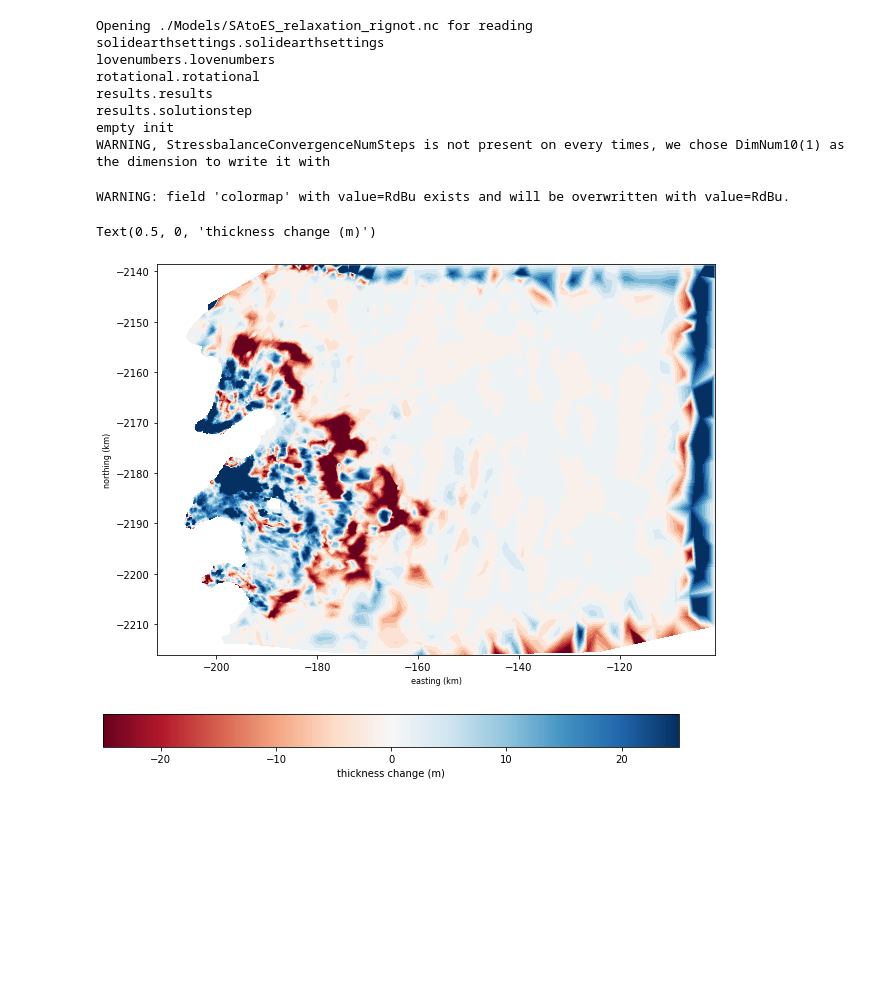
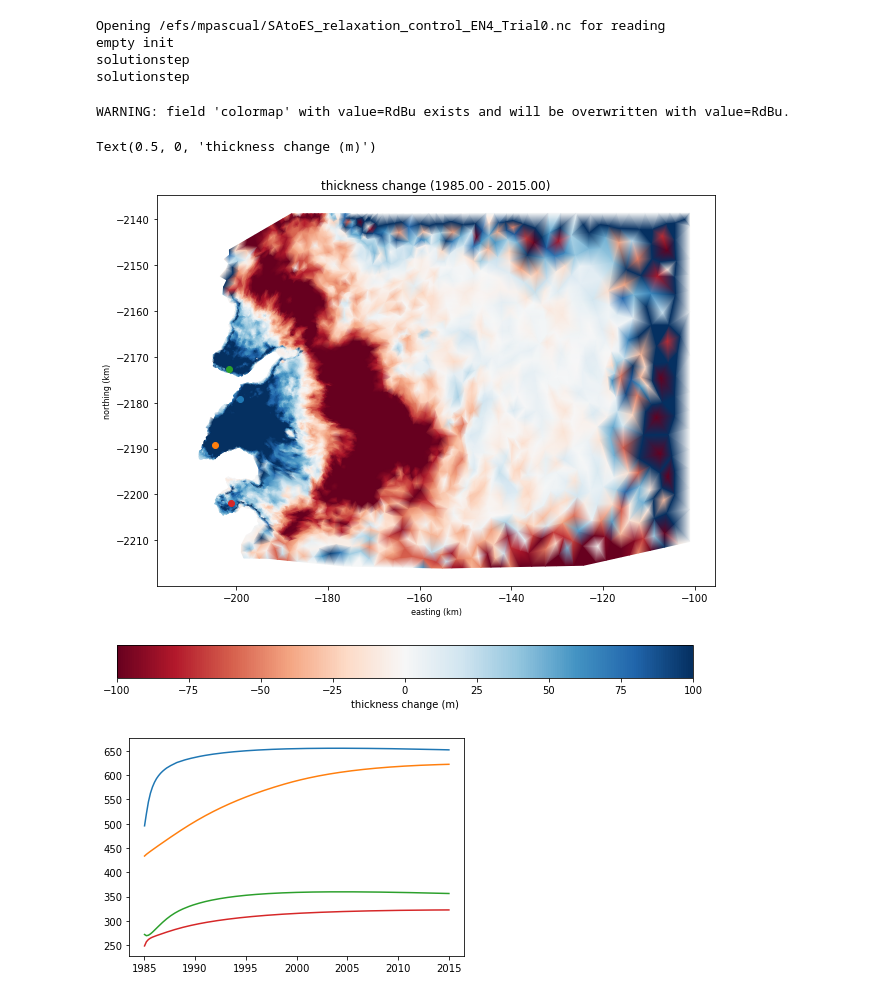
Before and after one commit to dfelikson/GrIS_Outlet_Glacier_Seasonal_dhdt, a Jupyter notebook: plot_model_output.ipynb, the cells around one changed output. Cells and saved outputs as stored; diff of their text form; code cells hidden in the pictures; blank space fills up the shorter version.

Commit message:
Added plotting glacier locations and code to extract thickness change time series at points

```diff
--- a/plot_model_output.ipynb
+++ b/plot_model_output.ipynb
@@ -23,42 +25,72 @@ import numpy as np
 import pickle
 
 import pylab as pl
-# %%
-md = loadmodel("./Models/SAtoES_relaxation_rignot.nc")
-# %% [output]
-Opening ./Models/SAtoES_relaxation_rignot.nc for reading
-solidearthsettings.solidearthsettings
-lovenumbers.lovenumbers
-rotational.rotational
-results.results
-results.solutionstep
-empty init
-WARNING, StressbalanceConvergenceNumSteps is not present on every times, we chose DimNum10(1) as the dimension to write it with
+# %%
+# Load model
+md = loadmodel("/efs/mpascual/SAtoES_relaxation_control_EN4_Trial0.nc", singleres='TransientSolution') #, singletime=-1)
+
+# Load glacier data
+m = loadmat('./Cheat_matfiles/glacier0013.mat'); glacier0013 = m['glacier0013'];
+m = loadmat('./Cheat_matfiles/glacier0052.mat'); glacier0052 = m['glacier0052'];
+m = loadmat('./Cheat_matfiles/glacier0053.mat'); glacier0053 = m['glacier0053'];
+m = loadmat('./Cheat_matfiles/glacier0090.mat'); glacier0090 = m['glacier0090'];
+
+glaciers = [glacier0013, glacier0052, glacier0053, glacier0090]
+# %% [output]
+Opening /efs/mpascual/SAtoES_relaxation_control_EN4_Trial0.nc for reading
+empty init
+solutionstep
+solutionstep
 # %%
-# Changes in ice thickness
+# Plot change in ice thickness
 cmap = 'RdBu'
 
 thickness_change = md.results.TransientSolution[-1].Thickness - md.geometry.thickness
 
 fig = plt.figure(figsize=(10,10))
-vmin = -25
-vmax = +25
+vmin = -100
+vmax = +100
 plotmodel(md, 'data', thickness_change, 'mask', md.results.TransientSolution[-1].MaskIceLevelset<=0, \
          'colormap', cmap, 'caxis', [vmin, vmax], 'colorbar', 'off', \
          'unit', 'km', 'xlabel', 'easting (km)', 'ylabel', 'northing (km)', \
          'backgroundcolor', 'white')
+
 # for masking: 'mask#all', md.mask.ice_levelset<=0
 
-# colorbar
+plt.title('thickness change ({:6.2f} - {:6.2f})'.format(md.timestepping.start_time, md.results.TransientSolution[-1].time[0]))
+
+# Add glacier locations
+# NOTE that we divide by 1000 to get units of km to match the plotmodel command above
+for glacier in glaciers:
+    plt.plot(glacier['x']/1000., glacier['y']/1000., 'o')
+
+# Colorbar as a separate plot
 a = np.array([[vmin,vmax]])
 pl.figure(figsize=(10, 0.75))
 img = pl.imshow(a, cmap=cmap)
 pl.gca().set_visible(False)
 cax = pl.axes([0.1, 0.2, 0.8, 0.6])
 pl.colorbar(orientation='horizontal', cax=cax)
 pl.xlabel('thickness change (m)')
 # %% [output]
 WARNING: field 'colormap' with value=RdBu exists and will be overwritten with value=RdBu.
 Text(0.5, 0, 'thickness change (m)')
-[figure, old version]
+[figure, new version]
-[figure, old version]
+[figure, new version]
+# %%
+# Interpolate thickness from TransientSolution to glacier locations
+from InterpFromMesh2d import InterpFromMesh2d
+
+fig = plt.figure()
+for glacier in glaciers:
+    time = list()
+    glacier_thickness = list()
+    for i in range(len(md.results.TransientSolution)):
+        thickness = InterpFromMesh2d(md.mesh.elements, md.mesh.x, md.mesh.y, md.results.TransientSolution[i].Thickness, \
+                                     glacier['x'], glacier['y'])
+        time.append(md.results.TransientSolution[i].time)
+        glacier_thickness.append(thickness)
+
+    plt.plot(time, glacier_thickness)
+# %% [output]
+[figure, added]
```
Also changed, not shown: parts of 1 cell of this notebook.
